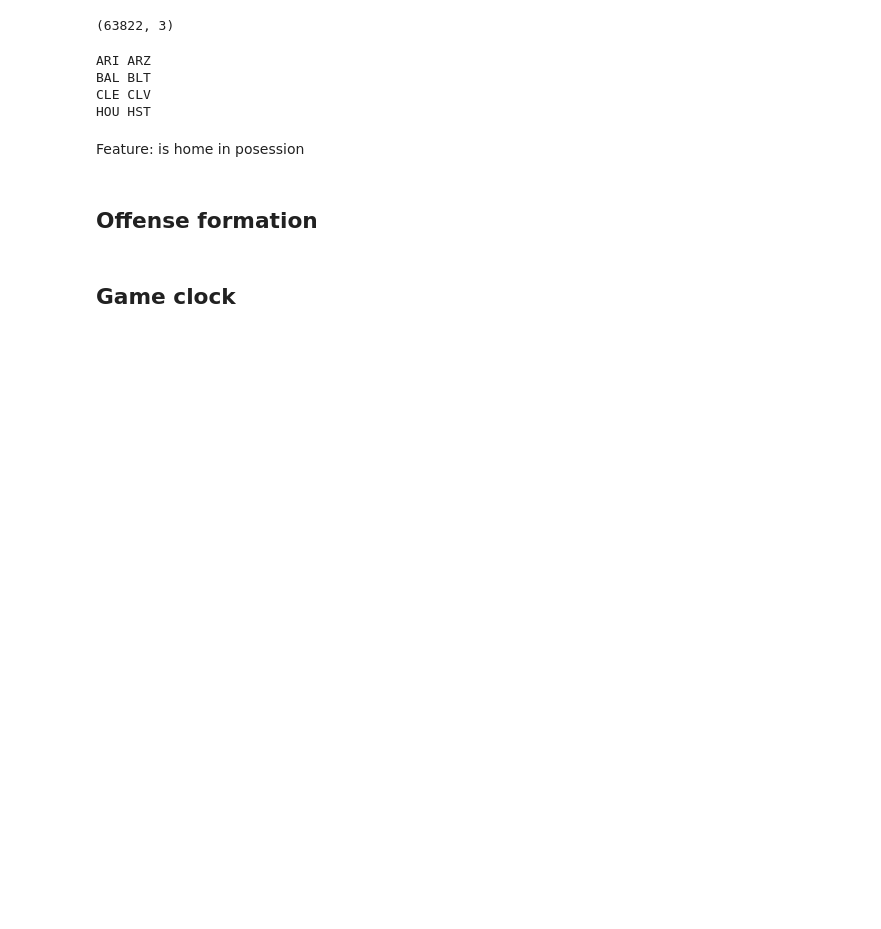
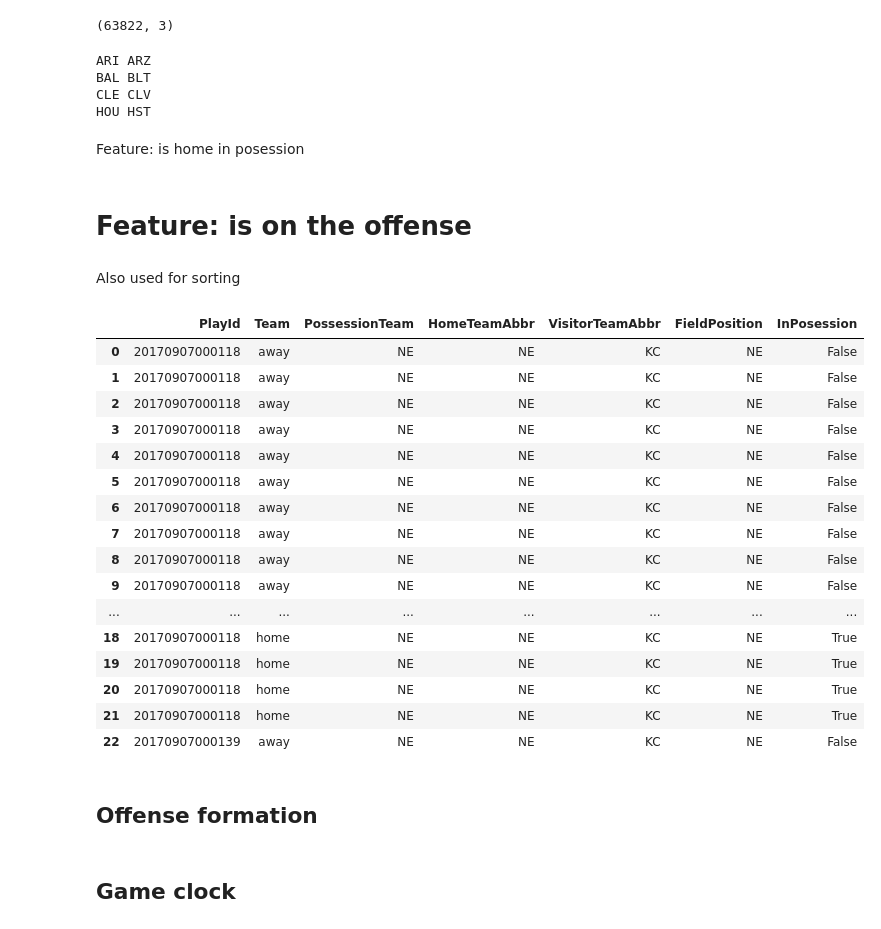
Before and after one commit to btseytlin/NFL-BIg-Data-Kaggle, a Jupyter notebook: pipeline_preprocess.ipynb, the cells around one changed output. Cells and saved outputs as stored; diff of their text form; code cells hidden in the pictures; blank space fills up the shorter version.

Commit message:
defense/offense personel features, not filling nans, different player sorting, all kind of stuff

```diff
--- a/pipeline_preprocess.ipynb
+++ b/pipeline_preprocess.ipynb
@@ -141,3 +141,7 @@ train['HomePossesion'] = train['PossessionTeam'] == train['HomeTeamAbbr']
 # %%
 train['Field_eq_Possession'] = train['FieldPosition'] == train['PossessionTeam']
 train['HomeField'] = train['FieldPosition'] == train['HomeTeamAbbr']
+# %% [markdown]
+# Feature: is on the offense
+# %% [markdown]
+Also used for sorting
@@ -144,3 +150,23 @@ train['HomeField'] = train['FieldPosition'] == train['HomeTeamAbbr']
+# %%
+train[['PlayId', 'Team', 'PossessionTeam', 'HomeTeamAbbr', 'VisitorTeamAbbr', 'FieldPosition', 'InPosession']].head(23)
+# %% [output]
+|  | PlayId | Team | PossessionTeam | HomeTeamAbbr | VisitorTeamAbbr | FieldPosition | InPosession |
+| 0 | 20170907000118 | away | NE | NE | KC | NE | False |
+| 1 | 20170907000118 | away | NE | NE | KC | NE | False |
+| 2 | 20170907000118 | away | NE | NE | KC | NE | False |
+| 3 | 20170907000118 | away | NE | NE | KC | NE | False |
+| 4 | 20170907000118 | away | NE | NE | KC | NE | False |
+| 5 | 20170907000118 | away | NE | NE | KC | NE | False |
+| 6 | 20170907000118 | away | NE | NE | KC | NE | False |
+| 7 | 20170907000118 | away | NE | NE | KC | NE | False |
+| 8 | 20170907000118 | away | NE | NE | KC | NE | False |
+| 9 | 20170907000118 | away | NE | NE | KC | NE | False |
+| ... | ... | ... | ... | ... | ... | ... | ... |
+| 18 | 20170907000118 | home | NE | NE | KC | NE | True |
+| 19 | 20170907000118 | home | NE | NE | KC | NE | True |
+| 20 | 20170907000118 | home | NE | NE | KC | NE | True |
+| 21 | 20170907000118 | home | NE | NE | KC | NE | True |
+| 22 | 20170907000139 | away | NE | NE | KC | NE | False |
 # %% [markdown]
 ## Offense formation
 # %%
```
Also changed, not shown: parts of 66 cells of this notebook, 3 other files.
